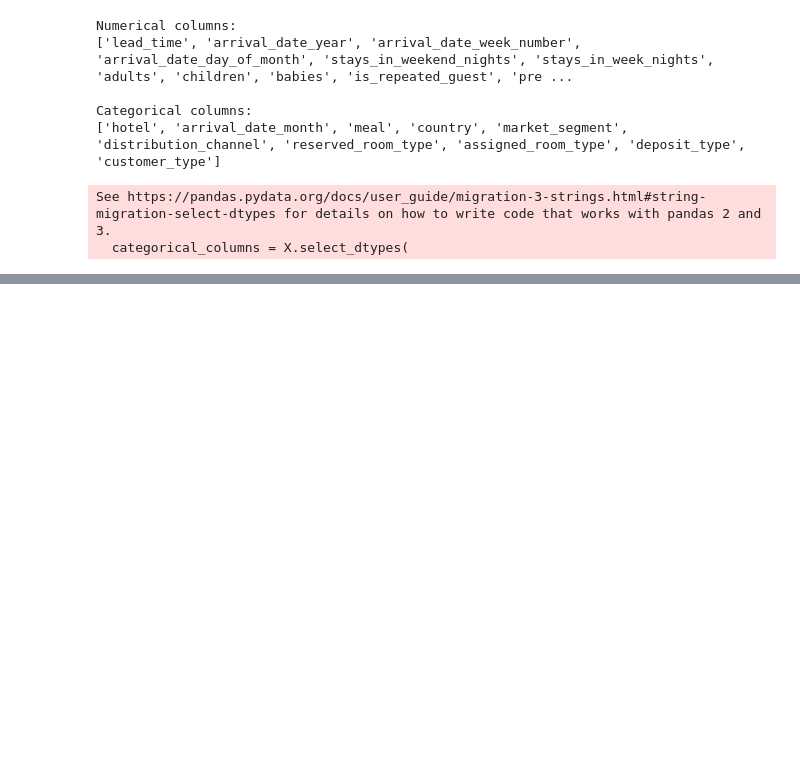
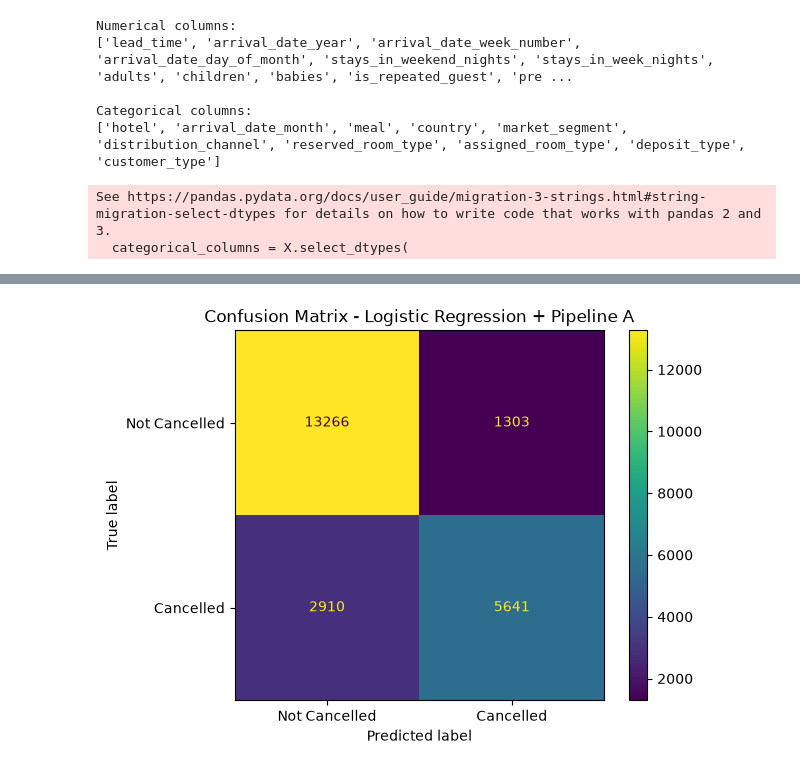
Before and after one commit to aaryaa30/202618036_AryaSuthar_DS605, a Jupyter notebook: 202618036_LAB03_DS605/202618036_LAB03_DS605.ipynb, the cells around one changed output, grey strips where cells are left out. Drawn from its saved outputs; the diff is of its cells as text; code cells hidden in the pictures; blank space fills up the shorter version.

```diff
--- a/202618036_LAB03_DS605/202618036_LAB03_DS605.ipynb
+++ b/202618036_LAB03_DS605/202618036_LAB03_DS605.ipynb
@@ -396,0 +502,15 @@ preprocessor_B = ColumnTransformer([
+# %%
+#comparison table containing all four model-pipeline combinations.
+results_df = pd.DataFrame(
+    results,
+    columns=[
+        "Model",
+        "Training Accuracy",
+        "Testing Accuracy",
+        "Precision",
+        "Recall",
+        "F1-Score"
+    ]
+)
+
+results_df
@@ -396,0 +523,12 @@ preprocessor_B = ColumnTransformer([
+# %%
+#best Logistic Regression
+logistic_results = results_df[
+    results_df["Model"].str.startswith("Logistic Regression")
+]
+
+best_logistic = logistic_results.loc[
+    logistic_results["F1-Score"].idxmax()
+]
+
+print("Best Logistic Regression:")
+print(best_logistic)
@@ -396,0 +567,20 @@ preprocessor_B = ColumnTransformer([
+# %%
+#Plot a confusion matrix for the best Logistic Regression result and the best Decision Tree result.
+best_logistic_model_name = best_logistic["Model"]
+best_logistic_model = models[best_logistic_model_name]
+
+y_pred_logistic = best_logistic_model.predict(X_test)
+
+cm_logistic = confusion_matrix(y_test, y_pred_logistic)
+
+disp = ConfusionMatrixDisplay(
+    confusion_matrix=cm_logistic,
+    display_labels=["Not Cancelled", "Cancelled"]
+)
+
+disp.plot()
+plt.title(f"Confusion Matrix - {best_logistic_model_name}")
+plt.savefig("confusion_matrix_logistic.png", bbox_inches="tight")
+plt.show()
+# %% [output]
+[figure, added]
```
Also changed, not shown: parts of 28 cells of this notebook, 4 other files.
